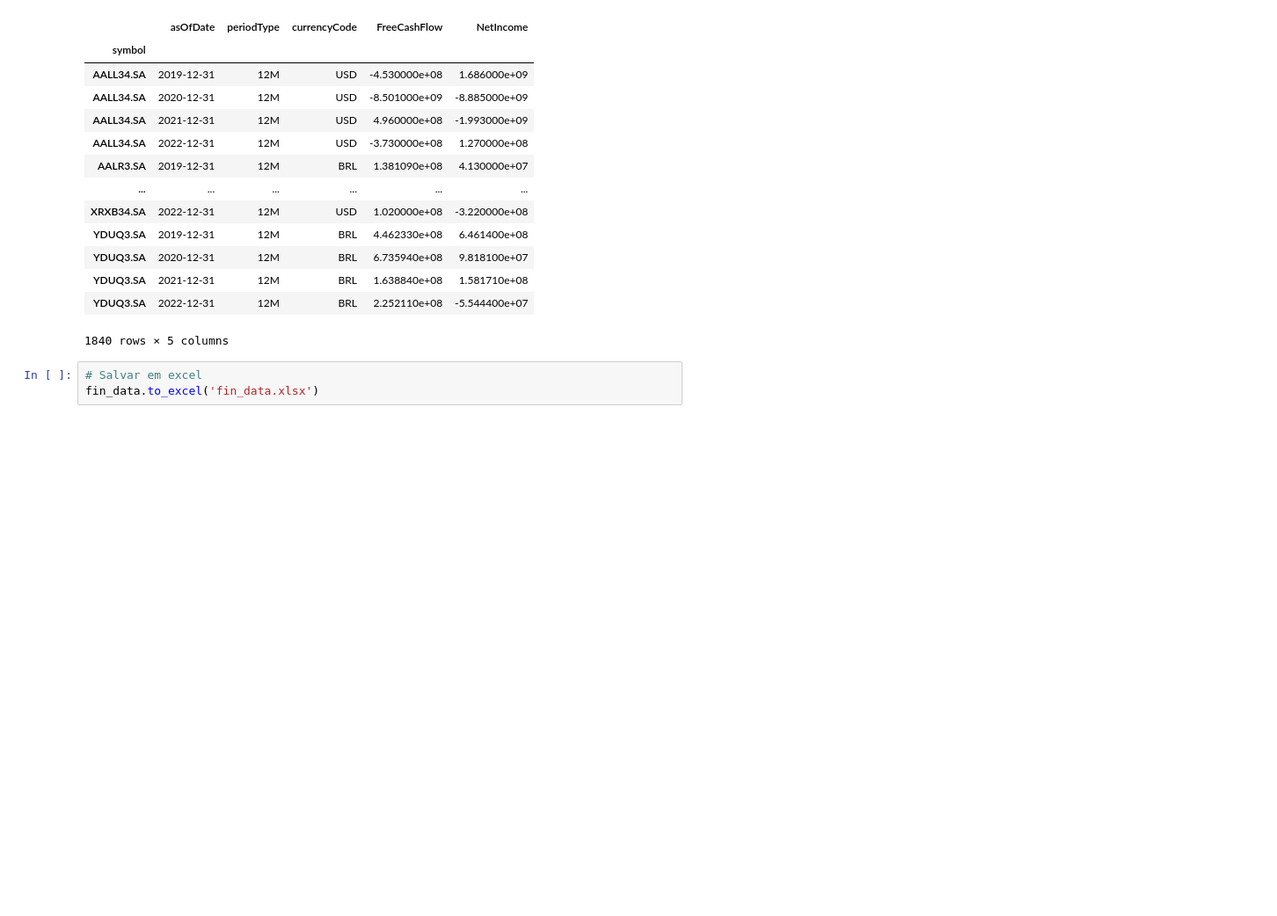
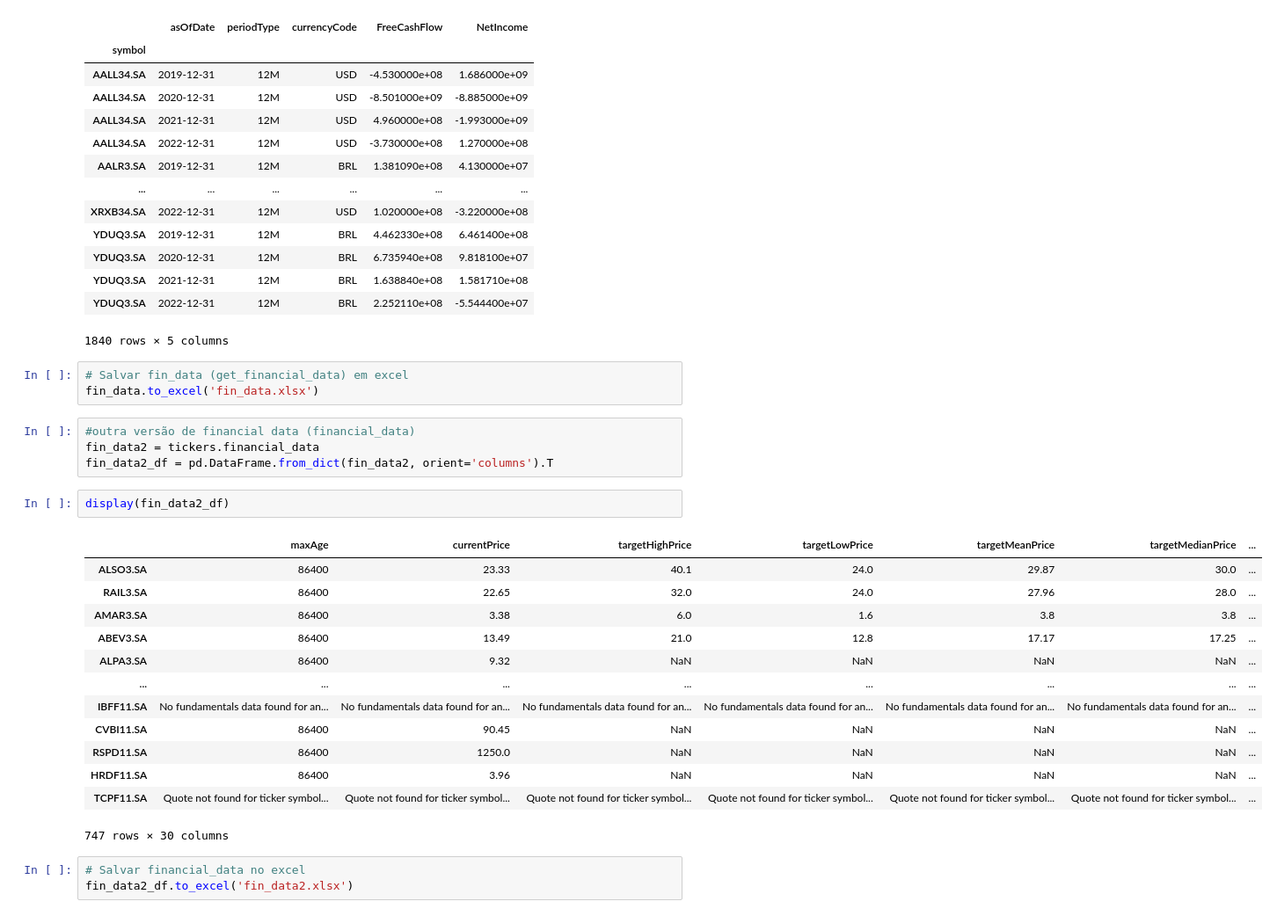
Before and after one commit to heron-ho/Dados-bolsa, a Jupyter notebook: dados-bolsa-yfinance.ipynb, the cells around one changed output. Shown at 88% size. Saved outputs shown, nothing was run; the diff lists cells and outputs as text; blank space fills up the shorter version.

Commit message:
more data

```diff
--- a/dados-bolsa-yfinance.ipynb
+++ b/dados-bolsa-yfinance.ipynb
@@ -116,5 +116,28 @@ fin_data
 | YDUQ3.SA | 2022-12-31 | 12M | BRL | 2.252110e+08 | -5.544400e+07 |
 1840 rows × 5 columns
 # %%
-# Salvar em excel
+# Salvar fin_data (get_financial_data) em excel
 fin_data.to_excel('fin_data.xlsx')
+# %%
+#outra versão de financial data (financial_data)
+fin_data2 = tickers.financial_data
+fin_data2_df = pd.DataFrame.from_dict(fin_data2, orient='columns').T
+# %%
+display(fin_data2_df)
+# %% [output]
+|  | maxAge | currentPrice | targetHighPrice | targetLowPrice | targetMeanPrice | targetMedianPrice | ... |
+| ALSO3.SA | 86400 | 23.33 | 40.1 | 24.0 | 29.87 | 30.0 | ... |
+| RAIL3.SA | 86400 | 22.65 | 32.0 | 24.0 | 27.96 | 28.0 | ... |
+| AMAR3.SA | 86400 | 3.38 | 6.0 | 1.6 | 3.8 | 3.8 | ... |
+| ABEV3.SA | 86400 | 13.49 | 21.0 | 12.8 | 17.17 | 17.25 | ... |
+| ALPA3.SA | 86400 | 9.32 | NaN | NaN | NaN | NaN | ... |
+| ... | ... | ... | ... | ... | ... | ... | ... |
+| IBFF11.SA | No fundamentals data found for an... | No fundamentals data found for an... | No fundamentals data found for an... | No fundamentals data found for an... | No fundamentals data found for an... | No fundamentals data found for an... | ... |
+| CVBI11.SA | 86400 | 90.45 | NaN | NaN | NaN | NaN | ... |
+| RSPD11.SA | 86400 | 1250.0 | NaN | NaN | NaN | NaN | ... |
+| HRDF11.SA | 86400 | 3.96 | NaN | NaN | NaN | NaN | ... |
+| TCPF11.SA | Quote not found for ticker symbol... | Quote not found for ticker symbol... | Quote not found for ticker symbol... | Quote not found for ticker symbol... | Quote not found for ticker symbol... | Quote not found for ticker symbol... | ... |
+747 rows × 30 columns
+# %%
+# Salvar financial_data no excel
+fin_data2_df.to_excel('fin_data2.xlsx')
```
Also changed, not shown: parts of 5 cells of this notebook.
